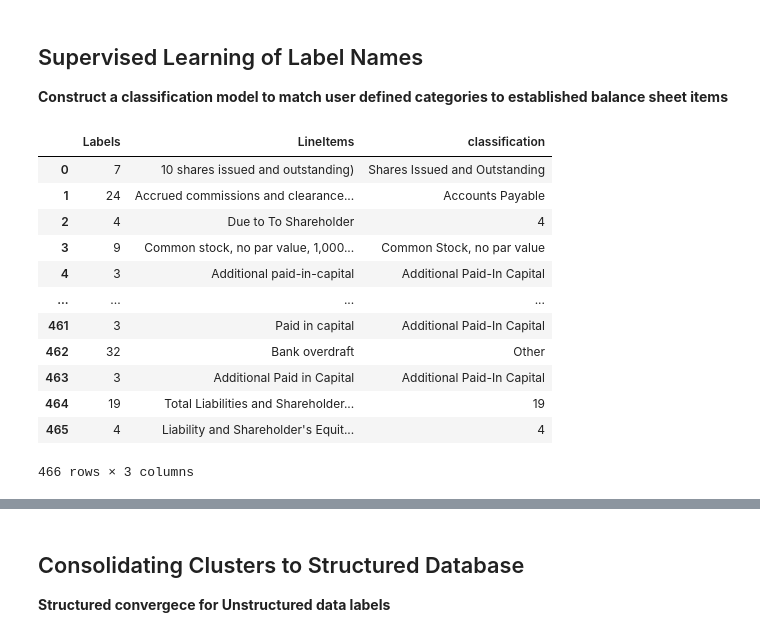
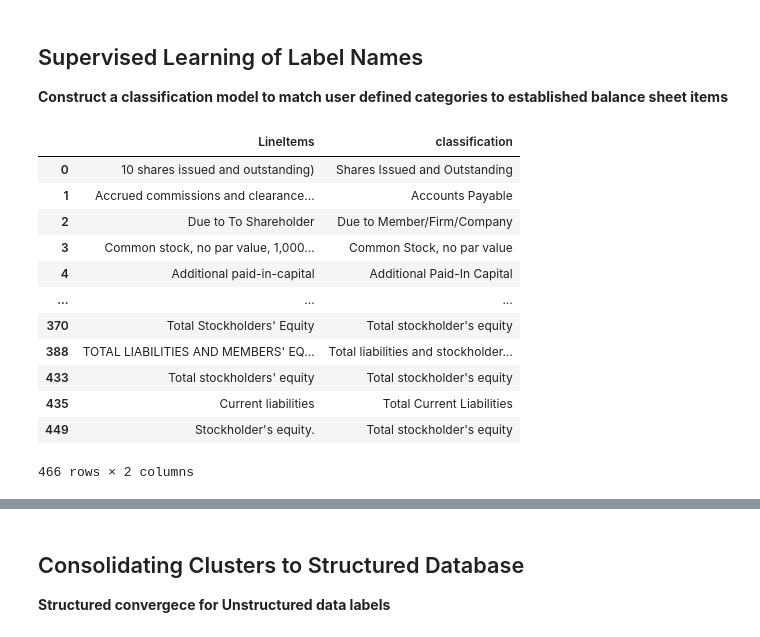
Before and after one commit to fernando-duarte/X17A5, a Jupyter notebook: buildDatabase.ipynb, the cells around one changed output, grey strips where cells are left out. Drawn from its saved outputs; the diff is of its cells as text; code cells hidden in the pictures.

```diff
--- a/buildDatabase.ipynb
+++ b/buildDatabase.ipynb
@@ -839,6 +843,10 @@ labelReplace = {1: 'Shares Issued and Outstanding', 3: 'Additional Paid-In Capit
                 13: 'Payable to Affiliates', 14: 'Securities sold short', 15: 'Payable to broker-dealer',
                 16: 'Accrued Payable & Expenses', 17: 'Subordinated Borrowing', 20: 'Payable to Affiliates',
                 23: 'Net Income', 24: 'Accounts Payable', 26: 'Accounts Payable', 27: 'Common Stock, no par value',
-                28: 'Payable to broker-dealer', 30: 'Payable to Affiliates', 31: 'Accounts Payable', 32: 'Other',
-                34: 'Common Stock, no par value'}
+                28: 'Payable to broker-dealer', 30: 'Payable to Affiliates', 31: 'Accounts Payable', 32: 'Other Liabilites',
+                34: 'Common Stock, no par value', 0: 'Other Liabilites', 4: 'Due to Member/Firm/Company',
+                10: 'Other Liabilites', 11: 'Other Liabilites', 22: 'Other Liabilites',
+                2: "Total liabilities and stockholder's equity", 18: "Total stockholder's equity",
+                19: "Total liabilities and stockholder's equity", 21: "Total liabilities and stockholder's equity",
+                25: "Total stockholder's equity", 29: 'Total Liabilites', 33: "Total stockholder's equity"}
 # %%
@@ -845,17 +854,51 @@ labelReplace = {1: 'Shares Issued and Outstanding', 3: 'Additional Paid-In Capit
 df2['classification'] = df2['Labels'].replace(labelReplace)
-# %%
-df2
-# %% [output]
-|  | Labels | LineItems | classification |
-| 0 | 7 | 10 shares issued and outstanding) | Shares Issued and Outstanding |
-| 1 | 24 | Accrued commissions and clearance... | Accounts Payable |
-| 2 | 4 | Due to To Shareholder | 4 |
-| 3 | 9 | Common stock, no par value, 1,000... | Common Stock, no par value |
-| 4 | 3 | Additional paid-in-capital | Additional Paid-In Capital |
-| ... | ... | ... | ... |
-| 461 | 3 | Paid in capital | Additional Paid-In Capital |
-| 462 | 32 | Bank overdraft | Other |
-| 463 | 3 | Additional Paid in Capital | Additional Paid-In Capital |
-| 464 | 19 | Total Liabilities and Shareholder... | 19 |
-| 465 | 4 | Liability and Shareholder's Equit... | 4 |
-466 rows × 3 columns
+# %%
+# to deal with the overlaping "Total" components we filter these each by line item
+lineReplace = {"Total stockholder's equity": "Total stockholder's equity", "Stockholder's equity":"Total stockholder's equity",
+               "Total Stockholder's Equity": "Total stockholder's equity", "TOTAL STOCKHOLDER'S EQUITY": "Total stockholder's equity",
+               "STOCKHOLDER'S EQUITY": "Total stockholder's equity", "Total Stockholder' Equity": "Total stockholder's equity",
+               "Stockholder's equity.": "Total stockholder's equity", "Total liabilities and members' equity": "Total liabilities and stockholder's equity",
+               "TOTAL LIABILITIES & MEMBERS' EQUITY": "Total liabilities and stockholder's equity",
+               "Total Liabilities and Members' Equity": "Total liabilities and stockholder's equity",
+               "TOTAL LIABILITIES AND MEMBERS' EQUITY": "Total liabilities and stockholder's equity",
+               'Guaranteed amounts and capital distributions payable to members': 'Payable to Affiliates',
+               'Guaranteed amounts payable to members': 'Payable to Affiliates', "Total shareholder's equity": "Total stockholder's equity",
+               "TOTAL SHAREHOLDER'S EQUITY": "Total stockholder's equity", "Total Shareholder's Equity (Deficit)": "Total stockholder's equity",
+               'Total shareholder equity': "Total stockholder's equity", "TOTAL STOCKHOLDERS' EQUITY": "Total stockholder's equity",
+               'TOTAL STOCKHOLDERS EQUITY': "Total stockholder's equity", "Total Stockholders' Equity": "Total stockholder's equity",
+               "Total stockholders' equity": "Total stockholder's equity", "TOTAL LIABILITIES AND SHAREHOLDERS' DEFICIT": "Total liabilities and stockholder's equity",
+               "Total liabilities and shareholders' equity": "Total liabilities and stockholder's equity",
+               "TOTAL LIABILITIES AND SHAREHOLDERS' EQUITY": "Total liabilities and stockholder's equity",
+               'TOTAL LIABILITIES AND SHAREHOLDERS EQUITY': "Total liabilities and stockholder's equity",
+               'Liabilites: Current liabilities': 'Total Current Liabilities', 'TOTAL CURRENT LIABILITIES': 'Total Current Liabilities',
+               'Total Current Liabilities': 'Total Current Liabilities', 'Total current liabilities': 'Total Current Liabilities',
+               'Current liabilities': 'Total Current Liabilities', "TOTAL LIABILITIES & MEMBER'S EQUITY": "Total liabilities and stockholder's equity",
+               "TOTAL LIABILITIES AND MEMBER'S CAPITAL": "Total liabilities and stockholder's equity",
+               "Total liabilities and member's equity": "Total liabilities and stockholder's equity"}
+# %%
+# second order change for liability line items, retaining changes from first cluster labels
+# notice we retain all line items that were not altered by line-replacement
+upperHalf = df2[~np.isin(df2.LineItems, list(lineReplace.keys()))]
+
+# now alter the classification labels to fit
+lowerHalf = df2[np.isin(df2.LineItems, list(lineReplace.keys()))]
+lowerHalf['classification'] = lowerHalf['LineItems'].replace(lineReplace)
+# %%
+# concat seperate components vertically, this is our completed dataset
+dataset = pd.concat([upperHalf, lowerHalf])[['LineItems', 'classification']]
+# %%
+dataset
+# %% [output]
+|  | LineItems | classification |
+| 0 | 10 shares issued and outstanding) | Shares Issued and Outstanding |
+| 1 | Accrued commissions and clearance... | Accounts Payable |
+| 2 | Due to To Shareholder | Due to Member/Firm/Company |
+| 3 | Common stock, no par value, 1,000... | Common Stock, no par value |
+| 4 | Additional paid-in-capital | Additional Paid-In Capital |
+| ... | ... | ... |
+| 370 | Total Stockholders' Equity | Total stockholder's equity |
+| 388 | TOTAL LIABILITIES AND MEMBERS' EQ... | Total liabilities and stockholder... |
+| 433 | Total stockholders' equity | Total stockholder's equity |
+| 435 | Current liabilities | Total Current Liabilities |
+| 449 | Stockholder's equity. | Total stockholder's equity |
+466 rows × 2 columns
```
Also changed, not shown: parts of 14 cells of this notebook.
